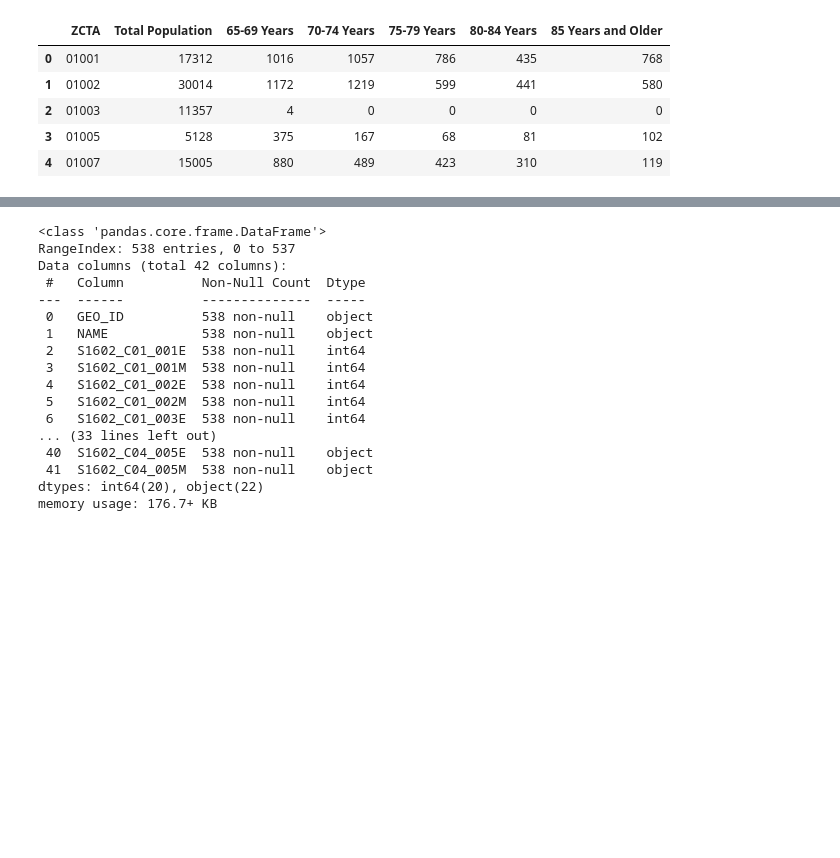
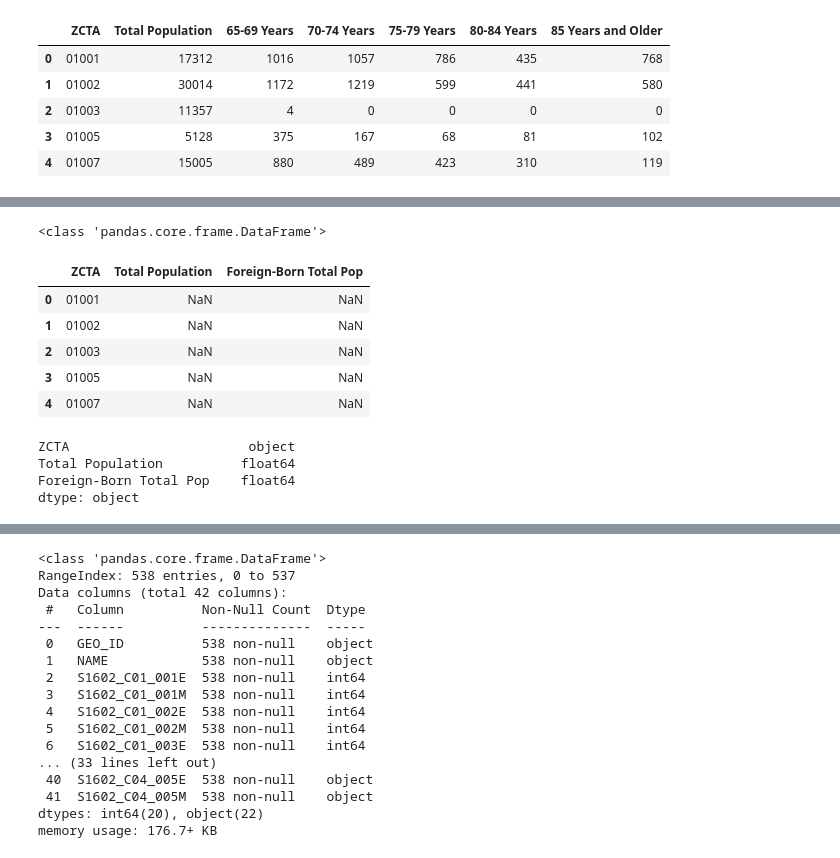
Before and after one commit to kameice97/uep239-finalproject, a Jupyter notebook: UEP 239 Final Assignment.ipynb, the cells around one changed output, grey strips where cells are left out. Drawn from its saved outputs; the diff is of its cells as text; code cells hidden in the pictures; blank space fills up the shorter version.

```diff
--- a/UEP 239 Final Assignment.ipynb
+++ b/UEP 239 Final Assignment.ipynb
@@ -109,0 +189,12 @@ education.head()
+# %%
+for_pd = pd.DataFrame(foreign)
+
+#Renaming columns to make them more understandable
+for_pd.rename(columns = {'S0501_C03_001E' : 'Foreign-Born Total Pop', 'S0501_C01_001E': 'Total Population', 'NAME':'ZCTA'}, inplace = True)
+
+#Remove ZCTA5 from column values so it will match when they merge
+for_pd['ZCTA'] = for_pd['ZCTA'].map(lambda x: x.lstrip('ZCTA5'))
+
+#choosing out the columns that are going to be analysed
+foreign = for_pd[['ZCTA', 'Total Population','Foreign-Born Total Pop']]
+foreign.head
@@ -109,0 +216,18 @@ education.head()
+# %%
+print(type(foreign))
+foreign.head()
+# %% [output]
+<class 'pandas.core.frame.DataFrame'>
+|  | ZCTA | Total Population | Foreign-Born Total Pop |
+| 0 | 01001 | NaN | NaN |
+| 1 | 01002 | NaN | NaN |
+| 2 | 01003 | NaN | NaN |
+| 3 | 01005 | NaN | NaN |
+| 4 | 01007 | NaN | NaN |
+# %%
+foreign.dtypes
+# %% [output]
+ZCTA                       object
+Total Population          float64
+Foreign-Born Total Pop    float64
+dtype: object
```
Also changed, not shown: parts of 67 cells of this notebook, 14 other files.
